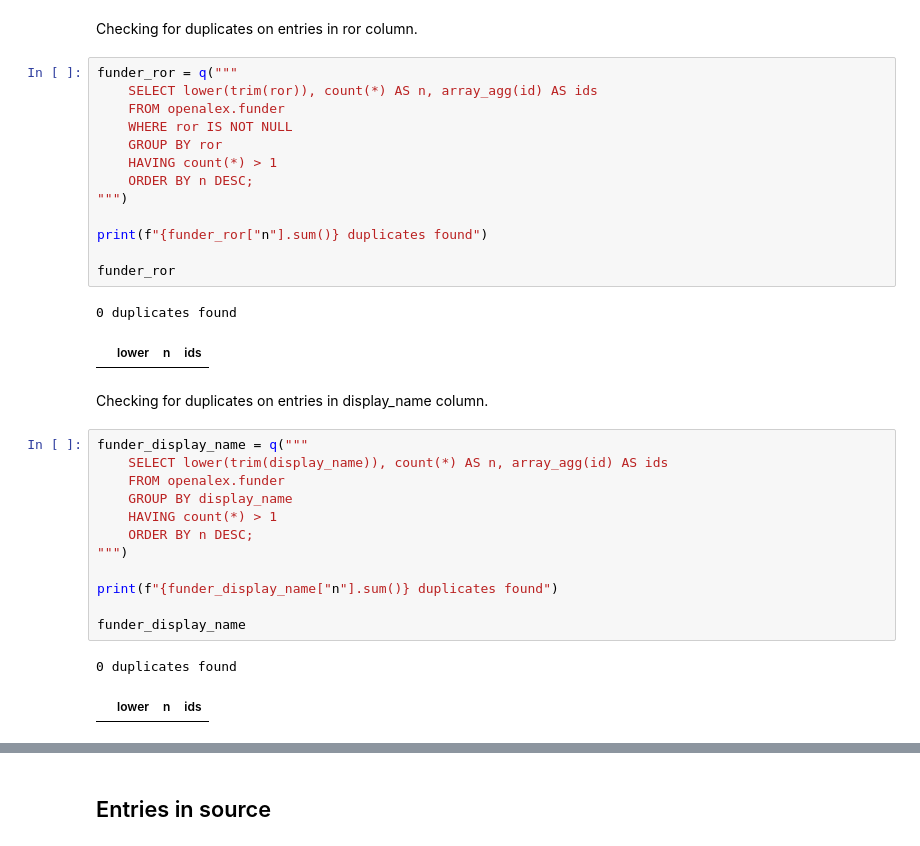
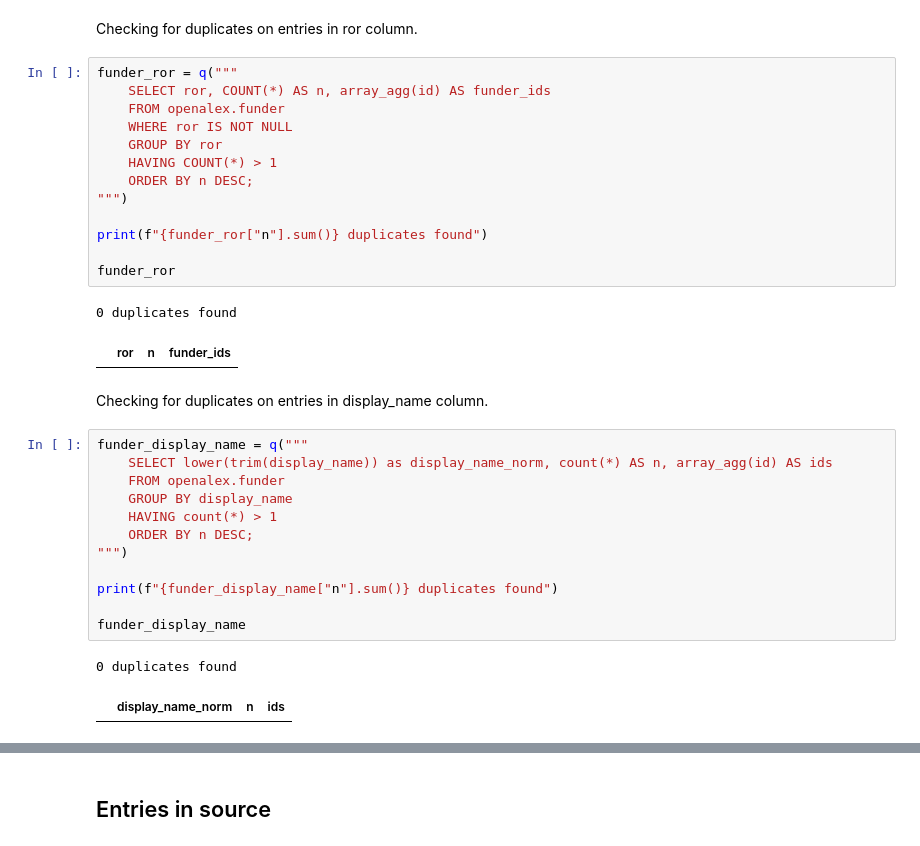
Before and after one commit to dkrakau/Wissenschaftliche_Vertiefung, a Jupyter notebook: notebook_duplicates.ipynb, the cells around one changed output, grey strips where cells are left out. Drawn from its saved outputs; the diff is of its cells as text.

Commit message:
Fix duplicates in funder table

```diff
--- a/notebook_duplicates.ipynb
+++ b/notebook_duplicates.ipynb
@@ -357,25 +357,25 @@ q("""
 Checking for duplicates on entries in ror column.
 # %%
 funder_ror = q("""
-    SELECT lower(trim(ror)), count(*) AS n, array_agg(id) AS ids
+    SELECT ror, COUNT(*) AS n, array_agg(id) AS funder_ids
     FROM openalex.funder
     WHERE ror IS NOT NULL
     GROUP BY ror
-    HAVING count(*) > 1
+    HAVING COUNT(*) > 1
     ORDER BY n DESC;
 """)
 
 print(f"{funder_ror["n"].sum()} duplicates found")
 
 funder_ror
 # %% [output]
 0 duplicates found
-|  | lower | n | ids |
+|  | ror | n | funder_ids |
 # %% [markdown]
 Checking for duplicates on entries in display_name column.
 # %%
 funder_display_name = q("""
-    SELECT lower(trim(display_name)), count(*) AS n, array_agg(id) AS ids
+    SELECT lower(trim(display_name)) as display_name_norm, count(*) AS n, array_agg(id) AS ids
     FROM openalex.funder
     GROUP BY display_name
     HAVING count(*) > 1
@@ -387,7 +387,7 @@ print(f"{funder_display_name["n"].sum()} duplicates found")
 funder_display_name
 # %% [output]
 0 duplicates found
-|  | lower | n | ids |
+|  | display_name_norm | n | ids |
 # %% [markdown]
 ## Handle duplicates in funder table
 
```
Also changed, not shown: parts of 13 cells of this notebook, 2 other files.
